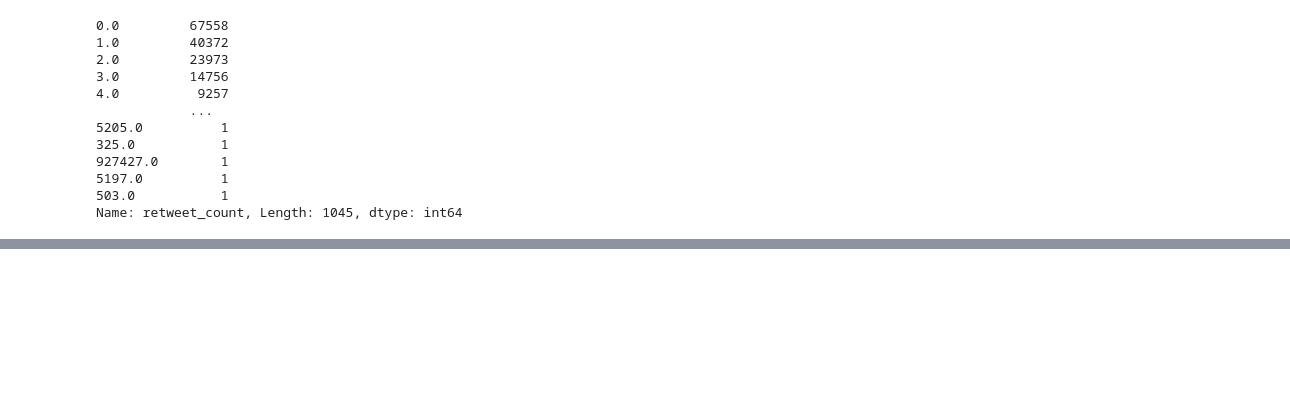
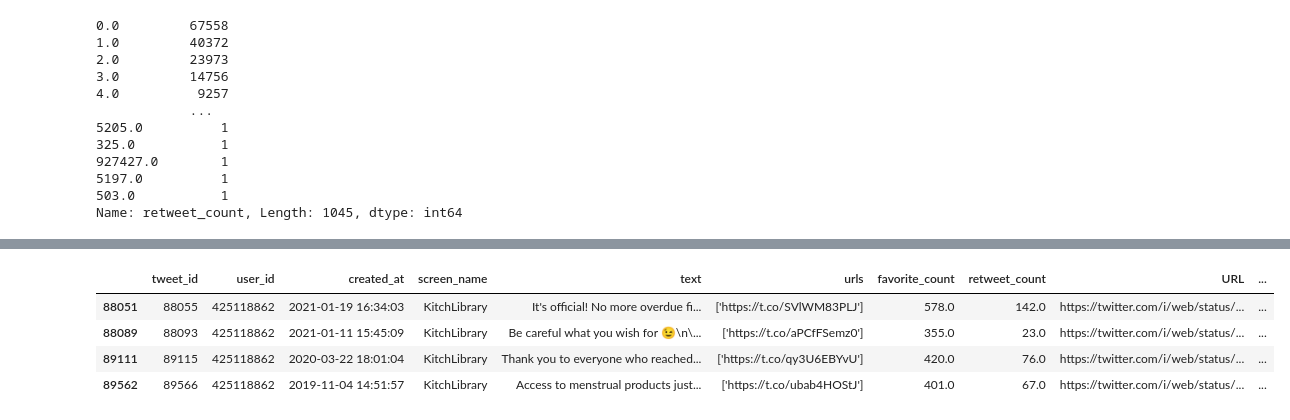
Before and after one commit to douglas-thoms/Datathon-2021-10-16, a Jupyter notebook: npo_twitter_eda.ipynb, the cells around one changed output, grey strips where cells are left out. Saved outputs shown, nothing was run; the diff lists cells and outputs as text; code cells hidden in the pictures; blank space fills up the shorter version.

```diff
--- a/npo_twitter_eda.ipynb
+++ b/npo_twitter_eda.ipynb
@@ -191,0 +225,9 @@ Name: retweet_count, Length: 1045, dtype: int64
+# %%
+# check data of the outliers in favorite count
+tweets1[tweets1['favorite_count'] > 300]
+# %% [output]
+|  | tweet_id | user_id | created_at | screen_name | text | urls | favorite_count | retweet_count | URL | ... |
+| 88051 | 88055 | 425118862 | 2021-01-19 16:34:03 | KitchLibrary | It's official! No more overdue fi... | ['https://t.co/SVlWM83PLJ'] | 578.0 | 142.0 | https://twitter.com/i/web/status/... | ... |
+| 88089 | 88093 | 425118862 | 2021-01-11 15:45:09 | KitchLibrary | Be careful what you wish for 😉\n\... | ['https://t.co/aPCfFSemz0'] | 355.0 | 23.0 | https://twitter.com/i/web/status/... | ... |
+| 89111 | 89115 | 425118862 | 2020-03-22 18:01:04 | KitchLibrary | Thank you to everyone who reached... | ['https://t.co/qy3U6EBYvU'] | 420.0 | 76.0 | https://twitter.com/i/web/status/... | ... |
+| 89562 | 89566 | 425118862 | 2019-11-04 14:51:57 | KitchLibrary | Access to menstrual products just... | ['https://t.co/ubab4HOStJ'] | 401.0 | 67.0 | https://twitter.com/i/web/status/... | ... |
```
Also changed, not shown: parts of 8 cells of this notebook.
